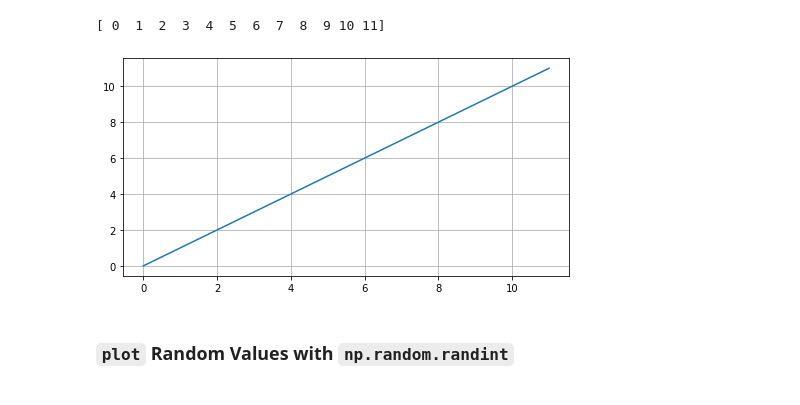
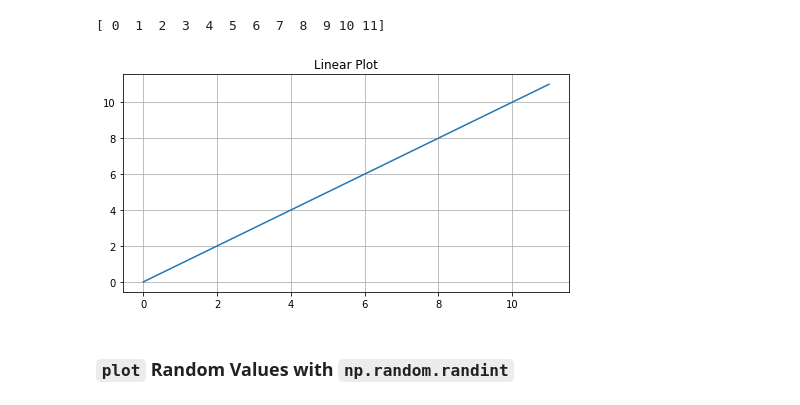
Before and after one commit to implse/Introduction_to_Matplotlib, a Jupyter notebook: Introduction_To_Matplotlib.ipynb, the cells around one changed output. Saved outputs shown, nothing was run; the diff lists cells and outputs as text; code cells hidden in the pictures.

```diff
--- a/Introduction_To_Matplotlib.ipynb
+++ b/Introduction_To_Matplotlib.ipynb
@@ -40,10 +40,11 @@ print(values)
 # %%
 plt.figure(figsize=(8, 4))
 plt.plot(values)
 plt.grid(True)
+plt.title("Linear Plot")
 plt.show()
 # %% [output]
-[figure, old version]
+[figure, new version]
 # %% [markdown]
 ### `plot` Random Values with `np.random.randint`
 # %%
```
Also changed, not shown: parts of 26 cells of this notebook.
